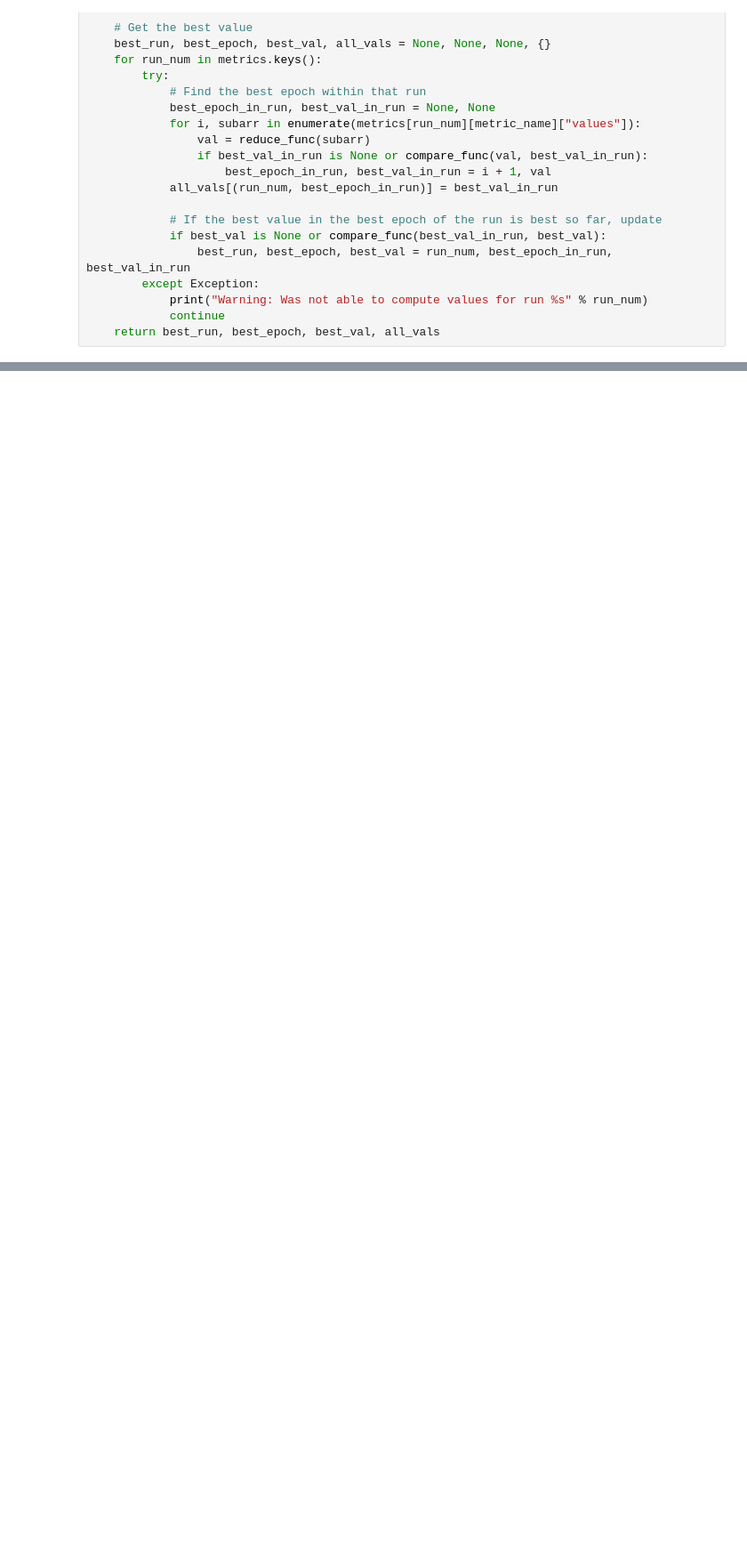
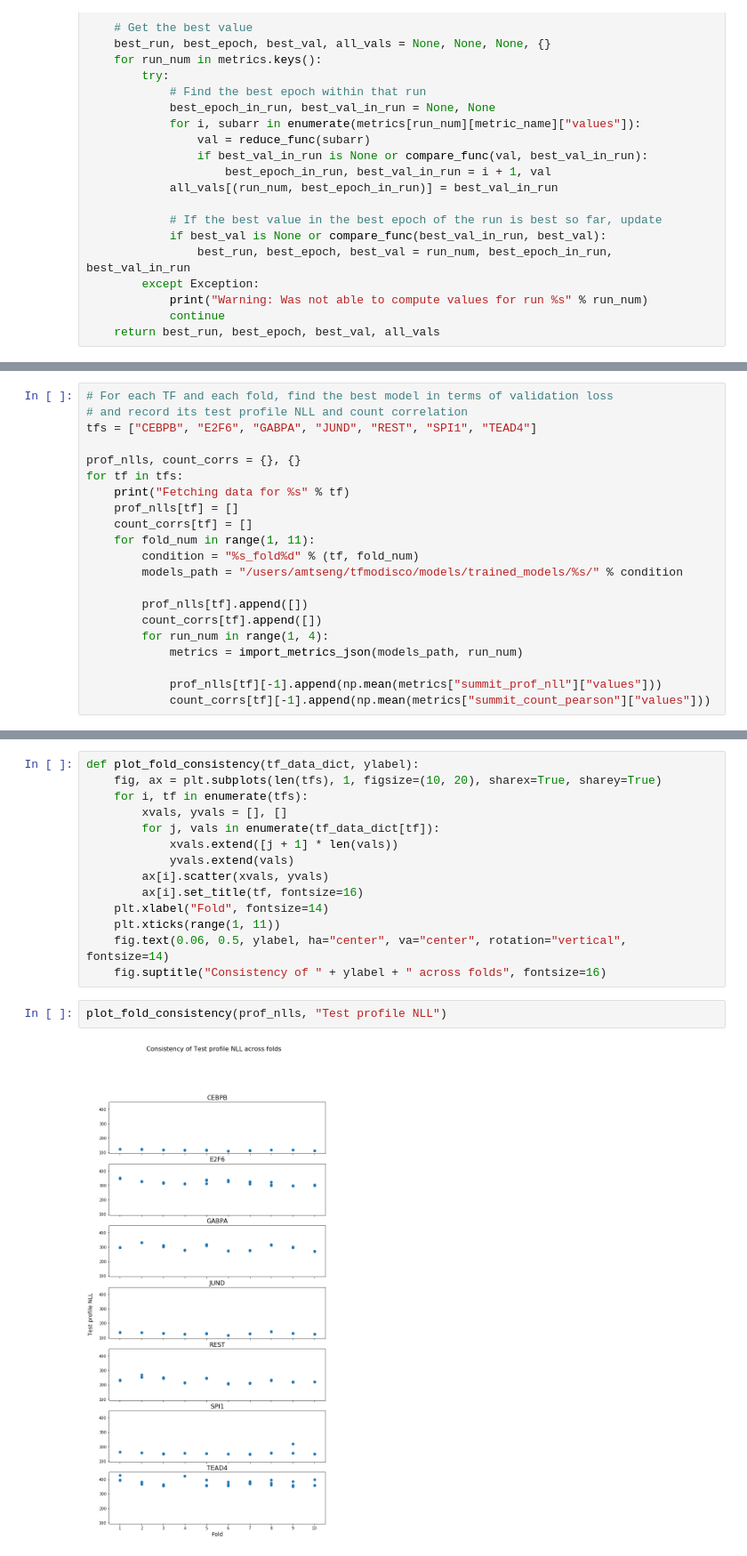
Before and after one commit to kundajelab/neural_motif_discovery, a Jupyter notebook: notebooks/training_statistics.ipynb, the cells around one changed output, grey strips where cells are left out. Shown at 89% size. Drawn from its saved outputs; the diff is of its cells as text; blank space fills up the shorter version.

Commit message:
Fold stability plotting

```diff
--- a/notebooks/training_statistics.ipynb
+++ b/notebooks/training_statistics.ipynb
@@ -98,0 +107,21 @@ Associated value: 237.29014115510162
+# %%
+# For each TF and each fold, find the best model in terms of validation loss
+# and record its test profile NLL and count correlation
+tfs = ["CEBPB", "E2F6", "GABPA", "JUND", "REST", "SPI1", "TEAD4"]
+
+prof_nlls, count_corrs = {}, {}
+for tf in tfs:
+    print("Fetching data for %s" % tf)
+    prof_nlls[tf] = []
+    count_corrs[tf] = []
+    for fold_num in range(1, 11):
+        condition = "%s_fold%d" % (tf, fold_num)
+        models_path = "/users/amtseng/tfmodisco/models/trained_models/%s/" % condition
+
+        prof_nlls[tf].append([])
+        count_corrs[tf].append([])
+        for run_num in range(1, 4):
+            metrics = import_metrics_json(models_path, run_num)
+
+            prof_nlls[tf][-1].append(np.mean(metrics["summit_prof_nll"]["values"]))
+            count_corrs[tf][-1].append(np.mean(metrics["summit_count_pearson"]["values"]))
@@ -98,0 +136,18 @@ Associated value: 237.29014115510162
+# %%
+def plot_fold_consistency(tf_data_dict, ylabel):
+    fig, ax = plt.subplots(len(tfs), 1, figsize=(10, 20), sharex=True, sharey=True)
+    for i, tf in enumerate(tfs):
+        xvals, yvals = [], []
+        for j, vals in enumerate(tf_data_dict[tf]):
+            xvals.extend([j + 1] * len(vals))
+            yvals.extend(vals)
+        ax[i].scatter(xvals, yvals)
+        ax[i].set_title(tf, fontsize=16)
+    plt.xlabel("Fold", fontsize=14)
+    plt.xticks(range(1, 11))
+    fig.text(0.06, 0.5, ylabel, ha="center", va="center", rotation="vertical", fontsize=14)
+    fig.suptitle("Consistency of " + ylabel + " across folds", fontsize=16)
+# %%
+plot_fold_consistency(prof_nlls, "Test profile NLL")
+# %% [output]
+[figure, added]
```
Also changed, not shown: parts of 4 cells of this notebook.
